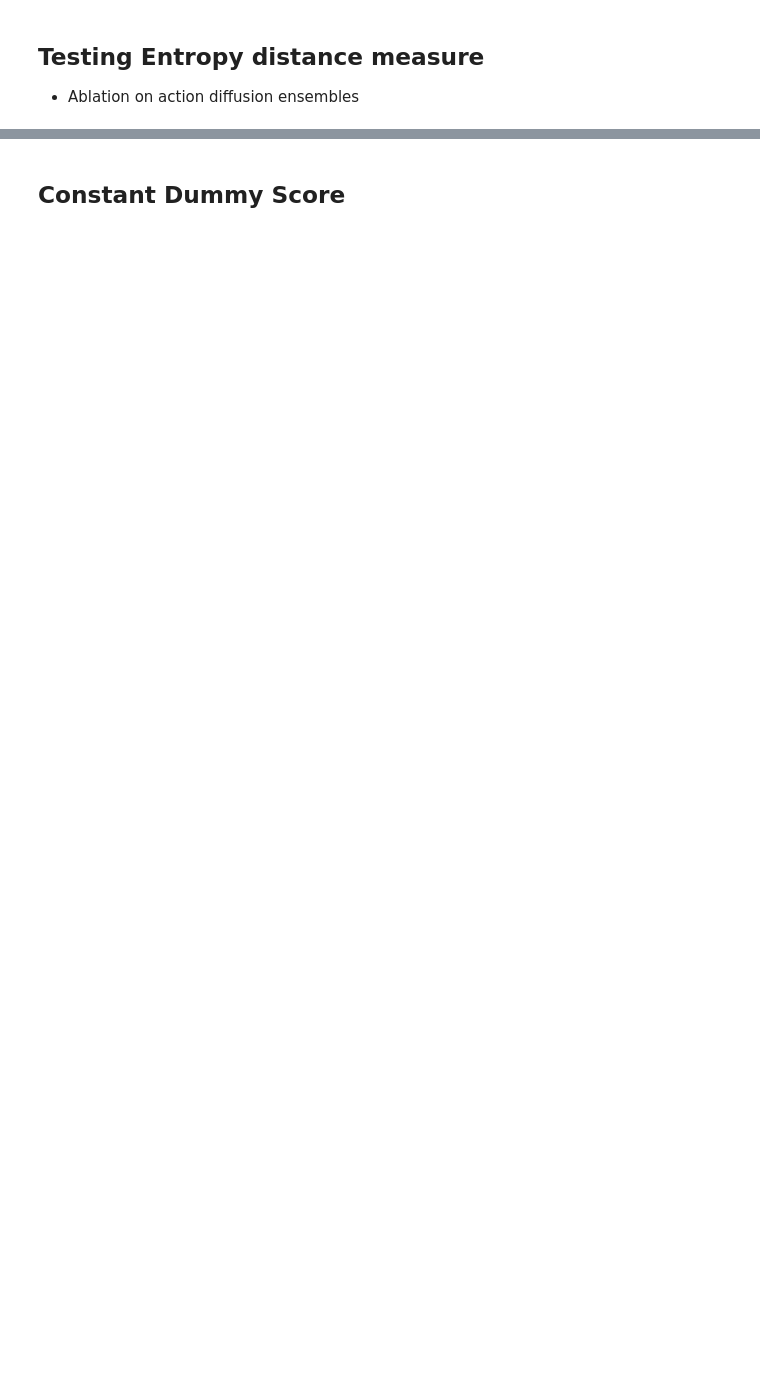
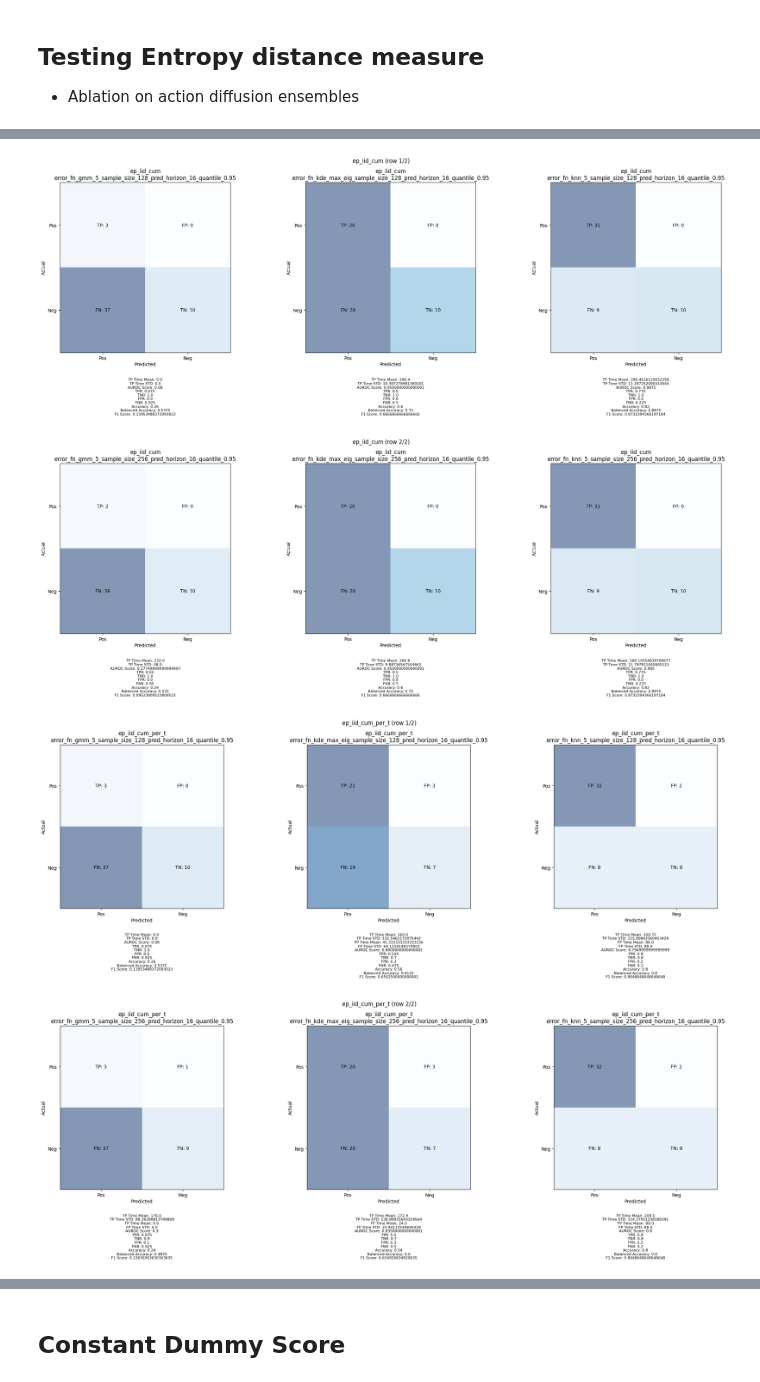
Before and after one commit to rajivswamy/action-diffusion-failure, a Jupyter notebook: failure_detector_stac_jayson.ipynb, the cells around one changed output, grey strips where cells are left out. Saved outputs shown, nothing was run; the diff lists cells and outputs as text; code cells hidden in the pictures; blank space fills up the shorter version.

```diff
--- a/failure_detector_stac_jayson.ipynb
+++ b/failure_detector_stac_jayson.ipynb
@@ -1497,3 +1531,11 @@ TP Time 286.19 (11.80)
 Episode Results: ep_iid_cum | error_fn_knn_5_sample_size_256_pred_horizon_16_quantile_0.95
 TPR: 0.78 | TNR: 1.00 | Acc: 0.82 | Bal. Acc: 0.89
 TP Time 286.19 (11.80)
+# %%
+# Plot confusion Matrices for diffusion entropy
+plot_confusion_matrix(output_data)
+# %% [output]
+[figure, added]
+[figure, added]
+[figure, added]
+[figure, added]
```
Also changed, not shown: parts of 26 cells of this notebook.
